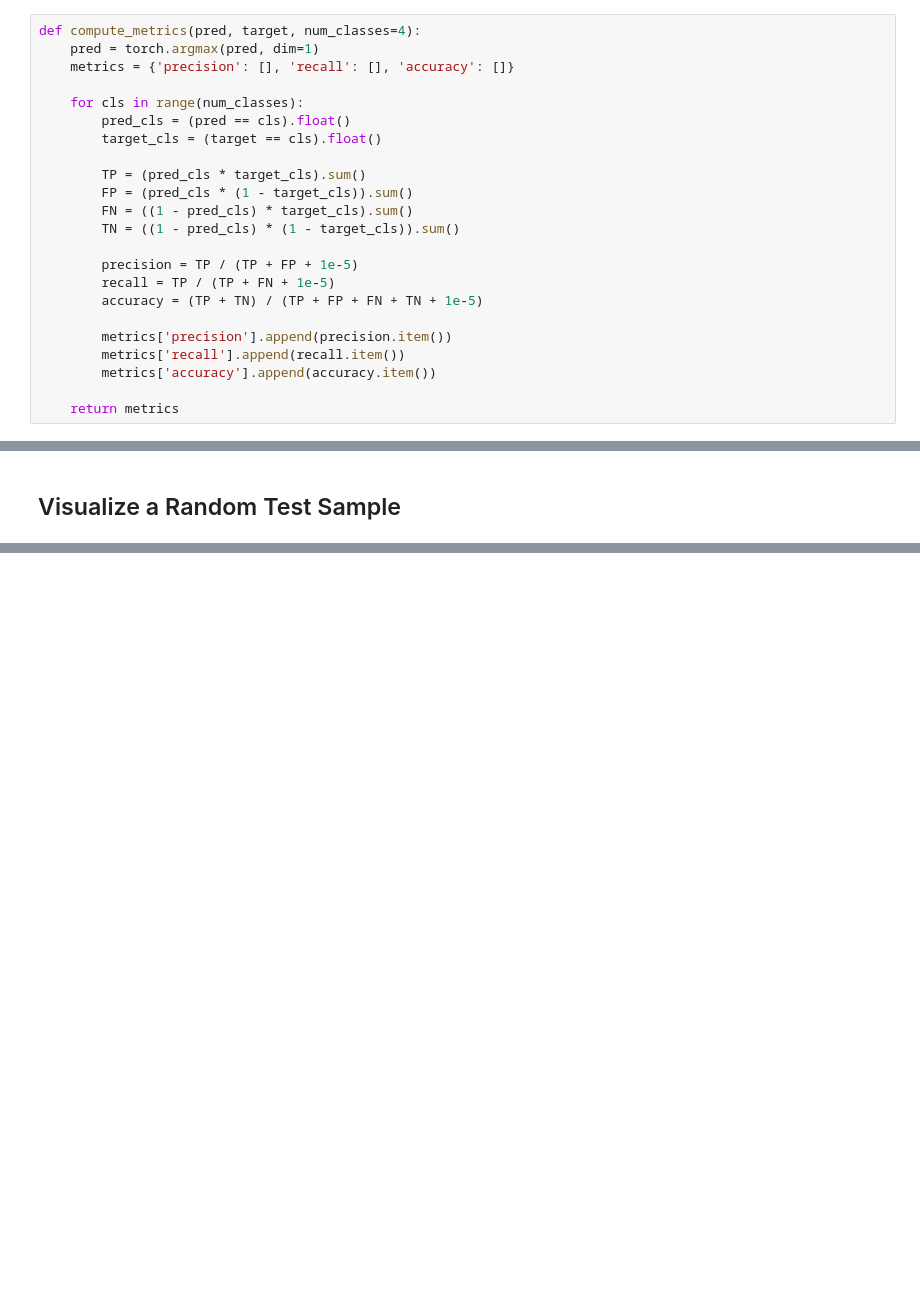
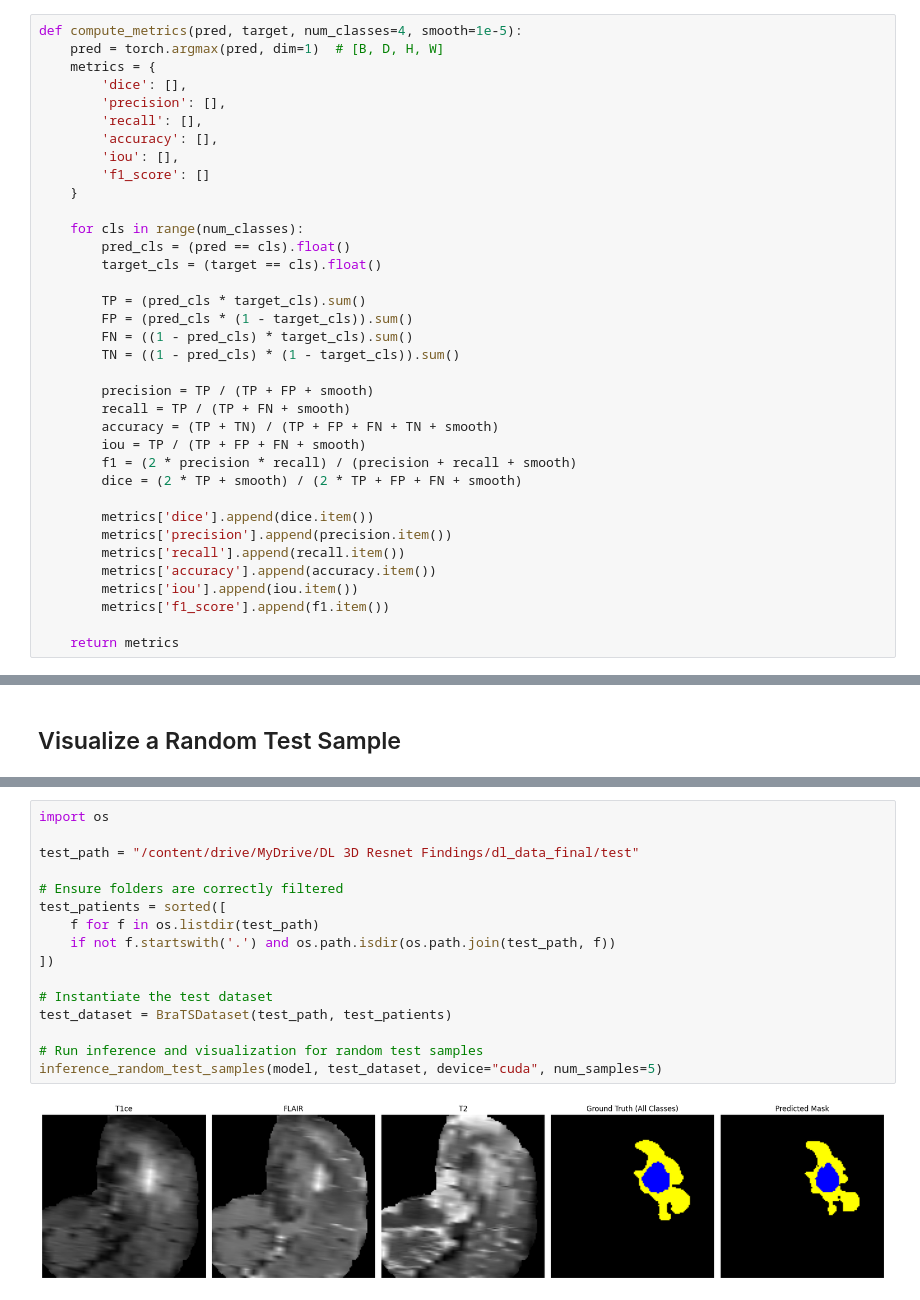
Before and after one commit to atharv-arya/3D-Brain-Tumor-Segmentation, a Jupyter notebook: 3D_Resnet.ipynb, the cells around one changed output, grey strips where cells are left out. Saved outputs shown, nothing was run; the diff lists cells and outputs as text; blank space fills up the shorter version.

Commit message:
Updated test code segment and saved visuaizations to drive

```diff
--- a/3D_Resnet.ipynb
+++ b/3D_Resnet.ipynb
@@ -1070,7 +951,14 @@ def compute_dice_score(pred, target, num_classes=4, smooth=1e-5):
 # %%
-def compute_metrics(pred, target, num_classes=4):
-    pred = torch.argmax(pred, dim=1)
-    metrics = {'precision': [], 'recall': [], 'accuracy': []}
+def compute_metrics(pred, target, num_classes=4, smooth=1e-5):
+    pred = torch.argmax(pred, dim=1)  # [B, D, H, W]
+    metrics = {
+        'dice': [],
+        'precision': [],
+        'recall': [],
+        'accuracy': [],
+        'iou': [],
+        'f1_score': []
+    }
 
     for cls in range(num_classes):
         pred_cls = (pred == cls).float()
@@ -1081,13 +969,19 @@ def compute_metrics(pred, target, num_classes=4):
         FN = ((1 - pred_cls) * target_cls).sum()
         TN = ((1 - pred_cls) * (1 - target_cls)).sum()
 
-        precision = TP / (TP + FP + 1e-5)
-        recall = TP / (TP + FN + 1e-5)
-        accuracy = (TP + TN) / (TP + FP + FN + TN + 1e-5)
+        precision = TP / (TP + FP + smooth)
+        recall = TP / (TP + FN + smooth)
+        accuracy = (TP + TN) / (TP + FP + FN + TN + smooth)
+        iou = TP / (TP + FP + FN + smooth)
+        f1 = (2 * precision * recall) / (precision + recall + smooth)
+        dice = (2 * TP + smooth) / (2 * TP + FP + FN + smooth)
 
+        metrics['dice'].append(dice.item())
         metrics['precision'].append(precision.item())
         metrics['recall'].append(recall.item())
         metrics['accuracy'].append(accuracy.item())
+        metrics['iou'].append(iou.item())
+        metrics['f1_score'].append(f1.item())
 
     return metrics
 # %% [markdown]
@@ -1199,0 +1156,18 @@ plt.show()
+# %%
+import os
+
+test_path = "/content/drive/MyDrive/DL 3D Resnet Findings/dl_data_final/test"
+
+# Ensure folders are correctly filtered
+test_patients = sorted([
+    f for f in os.listdir(test_path)
+    if not f.startswith('.') and os.path.isdir(os.path.join(test_path, f))
+])
+
+# Instantiate the test dataset
+test_dataset = BraTSDataset(test_path, test_patients)
+
+# Run inference and visualization for random test samples
+inference_random_test_samples(model, test_dataset, device="cuda", num_samples=5)
+# %% [output]
+[figure, added]
```
Also changed, not shown: parts of 16 cells of this notebook.
